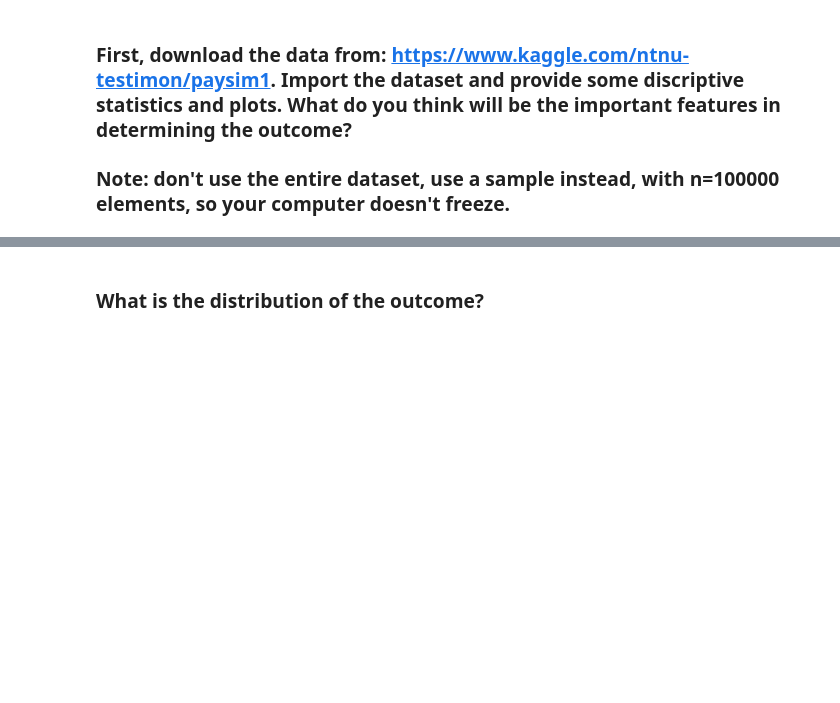
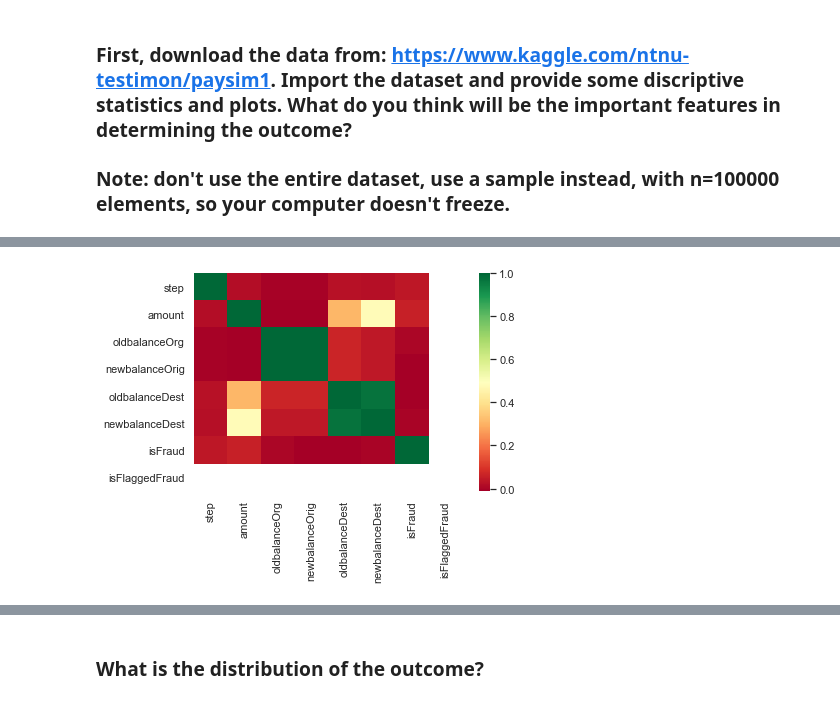
Before and after one commit to ta-data-lis/lab-imbalance, a Jupyter notebook: your-code/lab_imbalance.ipynb, the cells around one changed output, grey strips where cells are left out. Cells and saved outputs as stored; diff of their text form; code cells hidden in the pictures; blank space fills up the shorter version.

```diff
--- a/your-code/lab_imbalance.ipynb
+++ b/your-code/lab_imbalance.ipynb
@@ -13,0 +91,7 @@ Like we disussed in class, when we have noisy data, if we are not careful, we ca
+# %%
+corr = Fraud_rnd_sample.corr()
+sns.set_theme(style="white")
+sns.heatmap(corr, cmap = plt.cm.RdYlGn)
+plt.show()
+# %% [output]
+[figure, added]
```
Also changed, not shown: parts of 28 cells of this notebook, 1 other file.
